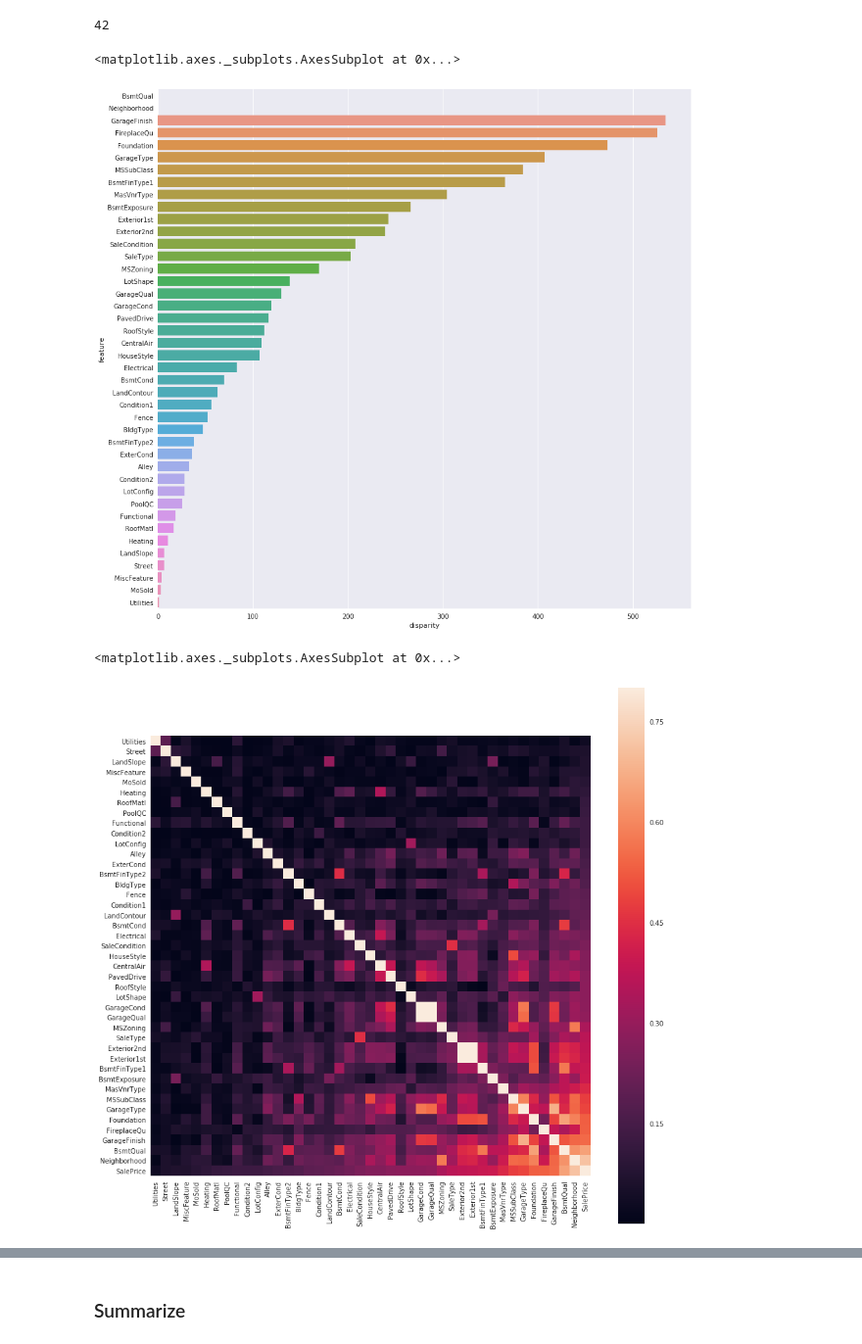
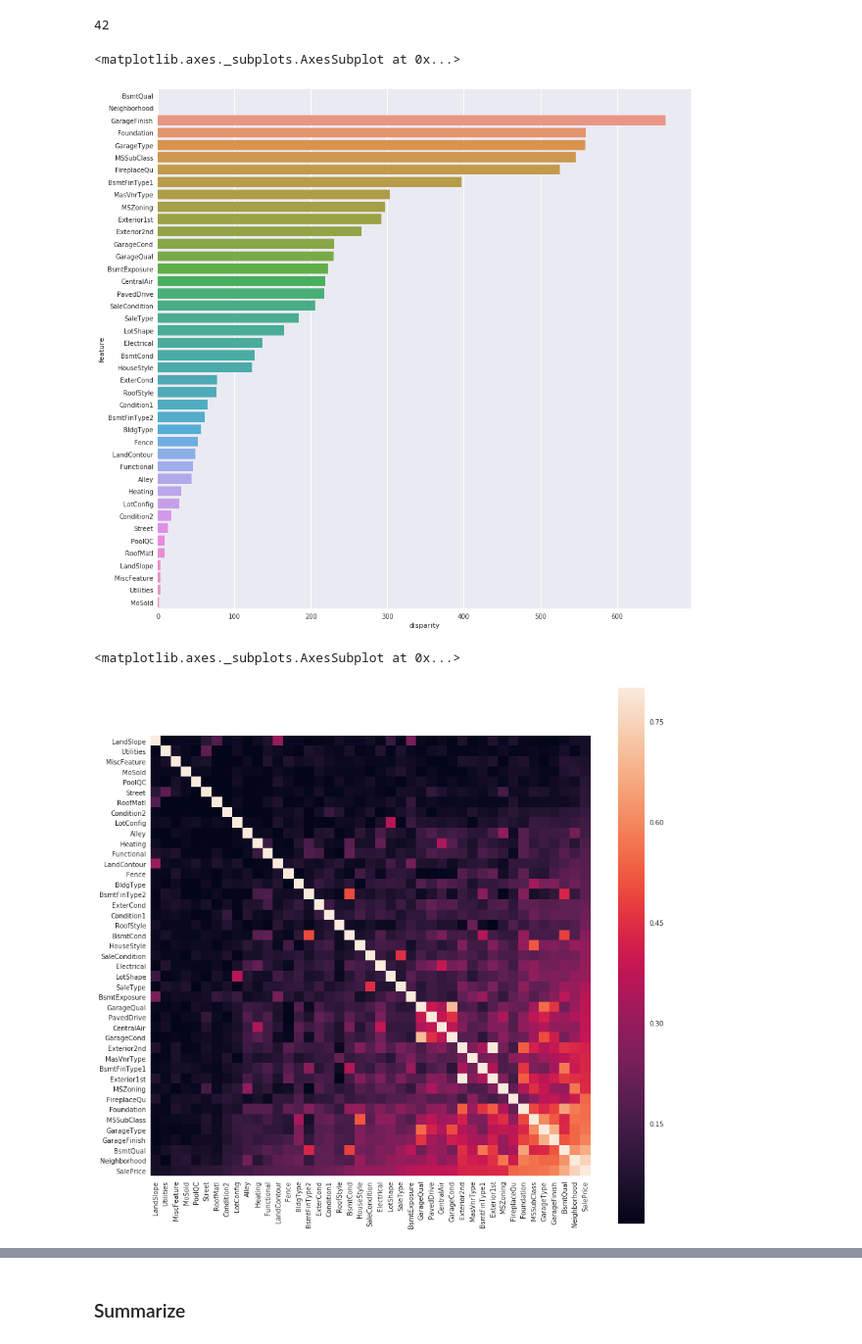
Before and after one commit to spiashko-house-prices/house-prices-notebook, a Jupyter notebook: notebook/data_analise.ipynb, the cells around one changed output, grey strips where cells are left out. Shown at 98% size. Cells and saved outputs as stored; diff of their text form; code cells hidden in the pictures.

Commit message:
update logic of selecting for transformation

```diff
--- a/notebook/data_analise.ipynb
+++ b/notebook/data_analise.ipynb
@@ -59,2 +79,7 @@ sns.distplot(full_frame['SalePrice'], fit=norm);
+# %%
+applyLogTransformForSalePrice = True
+# %%
+if applyLogTransformForSalePrice:
+    full_frame['SalePrice'] = np.log1p(full_frame['SalePrice'])
 # %% [markdown]
 ### Remove bad fields
@@ -64,6 +91,8 @@ features.remove('OverallQual')
 features.remove('KitchenQual')
 features.remove('HeatingQC')
 features.remove('ExterQual')
+# %%
+features.remove('SalePrice')
 # %%
 len(features)
 # %% [output]
@@ -196,10 +226,2 @@ columns_to_remove = [
 # %%
 numerical_df.drop(columns=columns_to_remove, inplace=True)
-# %%
-#saleprice correlation matrix
-corrmat = numerical_df.corr().abs()
-k = 10 #number of variables for heatmap
-cols = corrmat.nlargest(k+1, 'SalePrice')['SalePrice'].index
-cm = numerical_df[cols].corr().abs()
-sns.set(rc={'figure.figsize':(9,9)})
-sns.heatmap(cm, vmax=.8, cbar=True, annot=True, square=True, fmt='.2f', annot_kws={'size': 10}, yticklabels=cols.values, xticklabels=cols.values)
@@ -270,7 +338,7 @@ sns.set(rc={'figure.figsize':(15,15)})
 sns.barplot(data=a, y='feature', x='disparity')
 # %% [output]
 <matplotlib.axes._subplots.AxesSubplot at 0x...>
-[figure, old version]
+[figure, new version]
 # %%
 # perform encoding
 
@@ -294,16 +362,17 @@ for c in categorical:
     dummies[c] = encode(full_frame, c)
 # %%
 categorical_df = full_frame[categorical + ['SalePrice']]
+categorical_df['SalePrice'] = np.log1p(categorical_df['SalePrice'])
 
 #correlation matrix
 corrmat = categorical_df.corr().abs()
 cols = corrmat.sort_values(["SalePrice"])['SalePrice'].index
 cm = categorical_df[cols].corr().abs()
 sns.set(rc={'figure.figsize':(15,15)})
 sns.heatmap(cm, vmax=.8, square=True, yticklabels=cols.values, xticklabels=cols.values)
 # %% [output]
 <matplotlib.axes._subplots.AxesSubplot at 0x...>
-[figure, old version]
+[figure, new version]
 # %%
 mask = np.ones(cm.shape,dtype='bool')
 mask[np.triu_indices(len(cm))] = False
```
Also changed, not shown: parts of 46 cells of this notebook, 1 other file.
